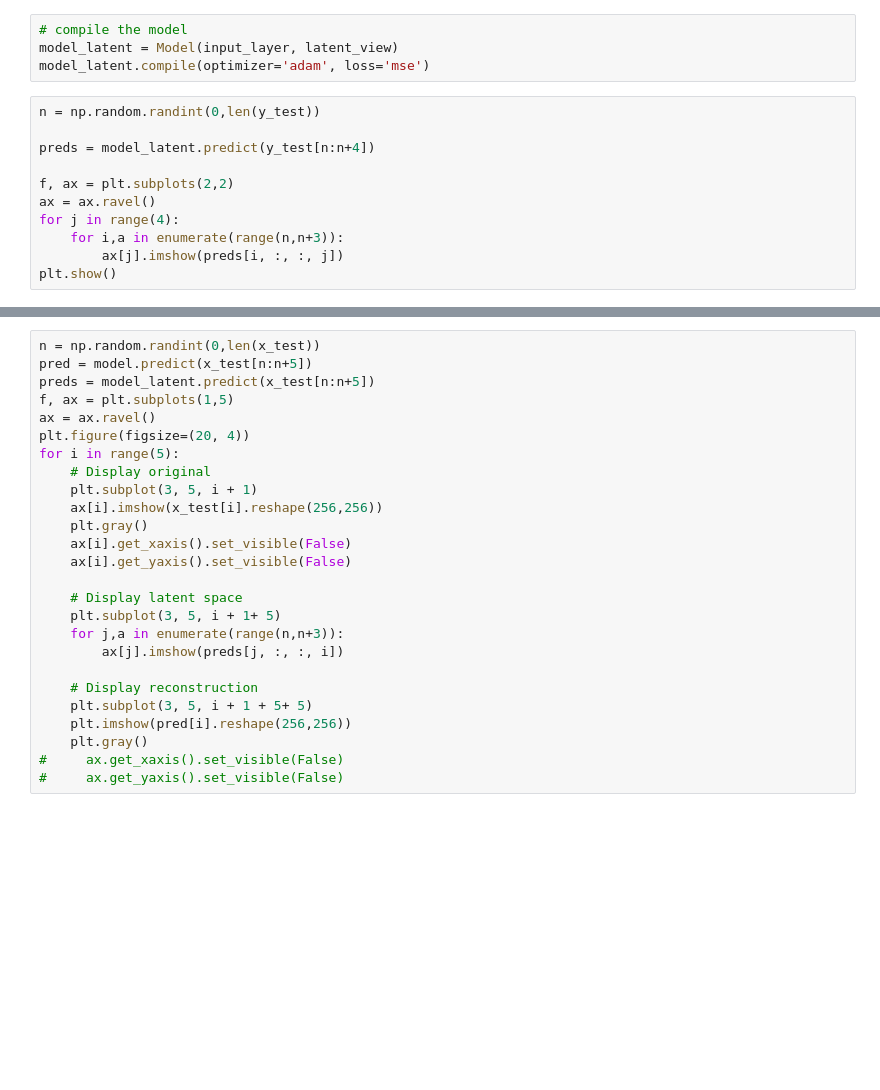
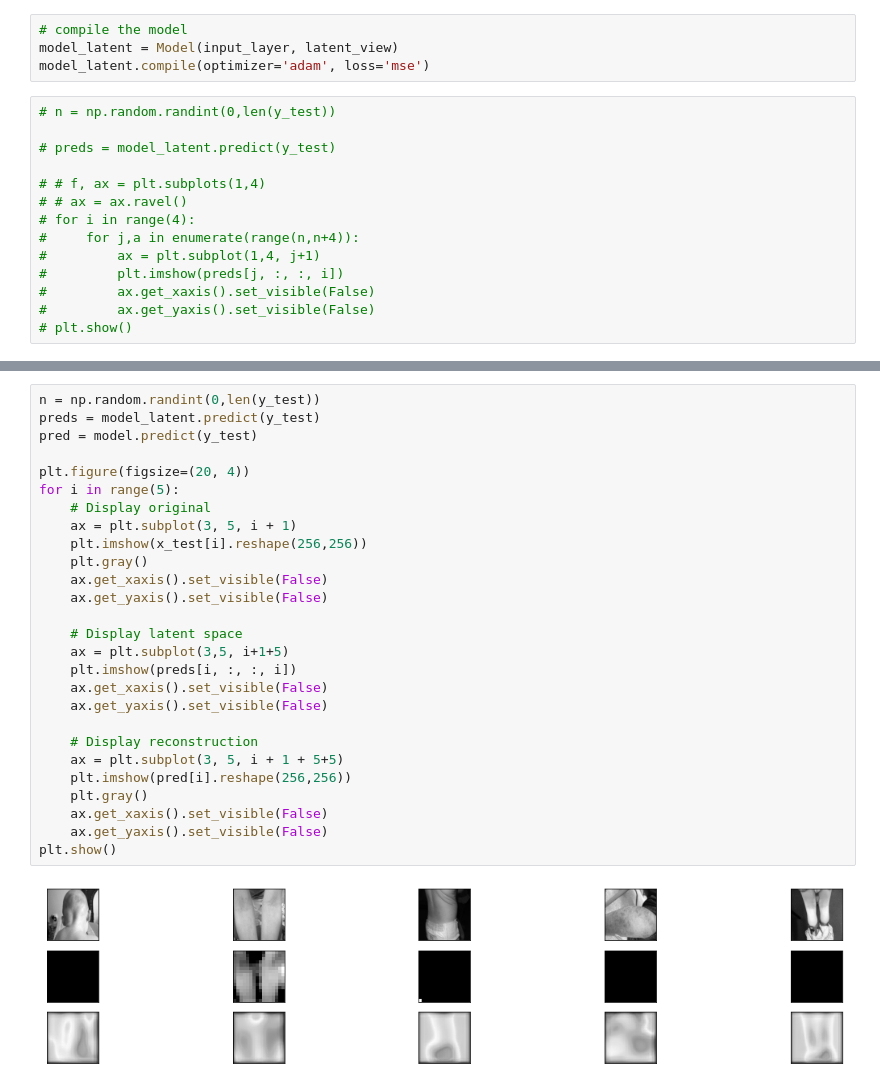
Before and after one commit to saaqib-m/autoencoder, a Jupyter notebook: ae.ipynb, the cells around one changed output, grey strips where cells are left out. Cells and saved outputs as stored; diff of their text form; blank space fills up the shorter version.

Commit message:
Three graph stages complete

```diff
--- a/ae.ipynb
+++ b/ae.ipynb
@@ -121,14 +161,17 @@ Latent Space
 model_latent = Model(input_layer, latent_view)
 model_latent.compile(optimizer='adam', loss='mse')
 # %%
-n = np.random.randint(0,len(y_test))
+# n = np.random.randint(0,len(y_test))
 
-preds = model_latent.predict(y_test[n:n+4])
+# preds = model_latent.predict(y_test)
 
-f, ax = plt.subplots(2,2)
-ax = ax.ravel()
-for j in range(4):
-    for i,a in enumerate(range(n,n+3)):
-        ax[j].imshow(preds[i, :, :, j])
-plt.show()
+# # f, ax = plt.subplots(1,4)
+# # ax = ax.ravel()
+# for i in range(4):
+#     for j,a in enumerate(range(n,n+4)):
+#         ax = plt.subplot(1,4, j+1)
+#         plt.imshow(preds[j, :, :, i])
+#         ax.get_xaxis().set_visible(False)
+#         ax.get_yaxis().set_visible(False)
+# plt.show()
 # %%
@@ -151,26 +195,29 @@ plt.show()
 # %%
-n = np.random.randint(0,len(x_test))
-pred = model.predict(x_test[n:n+5])
-preds = model_latent.predict(x_test[n:n+5])
-f, ax = plt.subplots(1,5)
-ax = ax.ravel()
+n = np.random.randint(0,len(y_test))
+preds = model_latent.predict(y_test)
+pred = model.predict(y_test)
+
 plt.figure(figsize=(20, 4))
 for i in range(5):
     # Display original
-    plt.subplot(3, 5, i + 1)
-    ax[i].imshow(x_test[i].reshape(256,256))
+    ax = plt.subplot(3, 5, i + 1)
+    plt.imshow(x_test[i].reshape(256,256))
     plt.gray()
-    ax[i].get_xaxis().set_visible(False)
-    ax[i].get_yaxis().set_visible(False)
+    ax.get_xaxis().set_visible(False)
+    ax.get_yaxis().set_visible(False)
 
     # Display latent space
-    plt.subplot(3, 5, i + 1+ 5)
-    for j,a in enumerate(range(n,n+3)):
-        ax[j].imshow(preds[j, :, :, i])
+    ax = plt.subplot(3,5, i+1+5)
+    plt.imshow(preds[i, :, :, i])
+    ax.get_xaxis().set_visible(False)
+    ax.get_yaxis().set_visible(False)
 
     # Display reconstruction
-    plt.subplot(3, 5, i + 1 + 5+ 5)
+    ax = plt.subplot(3, 5, i + 1 + 5+5)
     plt.imshow(pred[i].reshape(256,256))
     plt.gray()
-#     ax.get_xaxis().set_visible(False)
-#     ax.get_yaxis().set_visible(False)
+    ax.get_xaxis().set_visible(False)
+    ax.get_yaxis().set_visible(False)
+plt.show()
+# %% [output]
+[figure, added]
```
Also changed, not shown: parts of 6 cells of this notebook.
